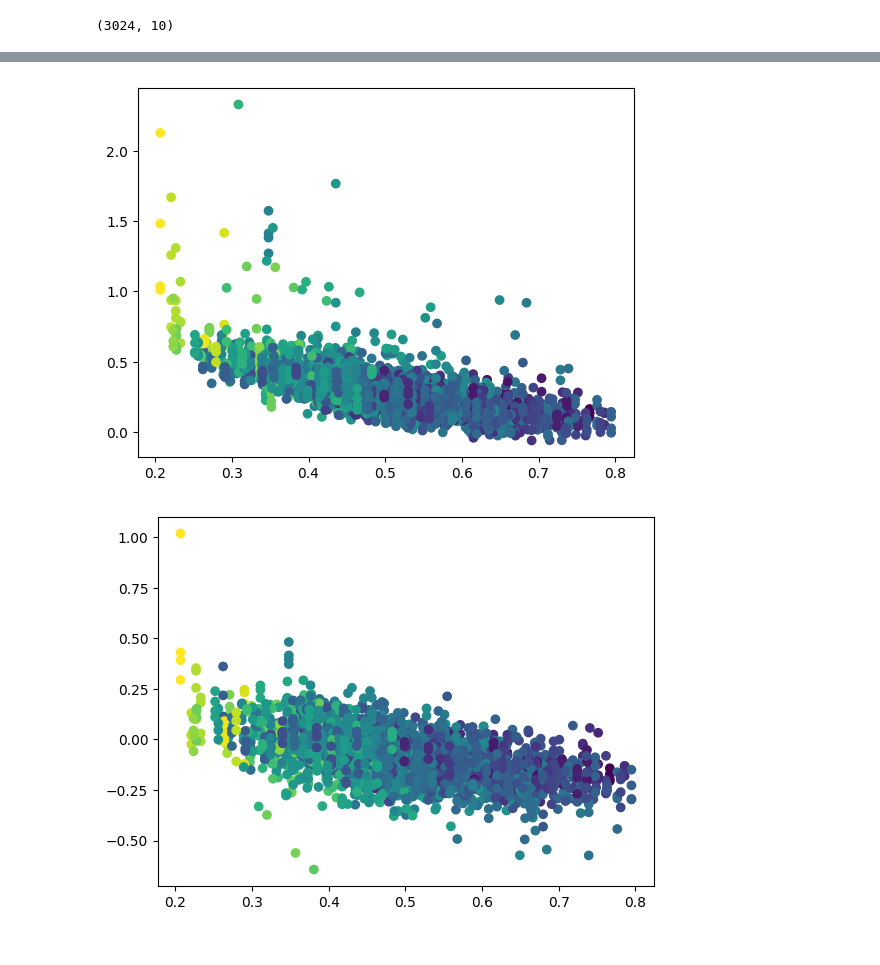
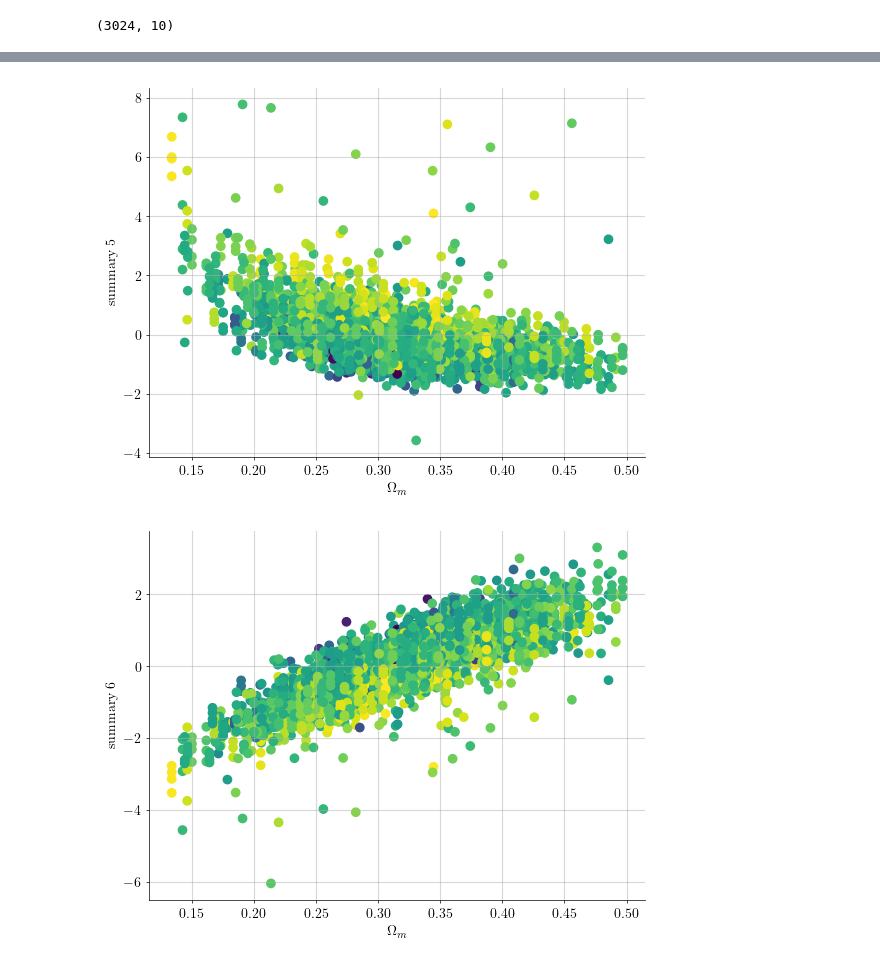
Before and after one commit to tlmakinen/des-hybrid, a Jupyter notebook: vanilla-comparison/quick_mdn_loop.ipynb, the cells around one changed output, grey strips where cells are left out. Cells and saved outputs as stored; diff of their text form; code cells hidden in the pictures.

```diff
--- a/vanilla-comparison/quick_mdn_loop.ipynb
+++ b/vanilla-comparison/quick_mdn_loop.ipynb
@@ -220,9 +179,9 @@ key = jr.PRNGKey(4)
 cls_single_shape = (10, 2, 4, 28,)
 
 
-model = fullModel()
+model = ClsModel(n_summaries=10)
 
-w = model.init(key, cls_train[0], jnp.ones(3,))
+w = model.init(key, cls_train[0], jnp.ones(3,), method=model.log_prob)
 # %%
 model.apply(w, jr.normal(key, shape=cls_single_shape)*1e-7, jnp.ones(3,))
 # %% [output]
@@ -234,5 +193,5 @@ Array(nan, dtype=float32)
 # %%
-batch_size = 64
+batch_size = 128
 n_train = cls_train.shape[0]
 
 remainder = batch_size * (cls_test.shape[0] // batch_size)
@@ -288,7 +247,7 @@ opt_state = tx.init(w)
 loss_grad_fn = jax.value_and_grad(logprob_loss)
 
 
-epochs = 500
+epochs = 1000
 
 # this is a hack to make the for-loop training much faster in jax
 def body_fun(i, inputs):
@@ -399,3 +362,5 @@ preds_sys = jax.vmap(appl)(cls_sys)
 preds_test.shape
 # %% [output]
 (3024, 10)
+# %%
+normed_summaries = (preds_lfi - preds_lfi.mean(0)) / preds_lfi.std(0)
@@ -402,5 +369,7 @@ preds_test.shape
 # %%
-for i in range(10):
-    plt.scatter(params_Tru_test[:, 0], preds_test[:, i], c=params_Tru_test[:, 1])
+for i in range(preds_test.shape[1]):
+    plt.scatter(params_Tru_LFI[:, 0], normed_summaries[:, i], c=params_Tru_LFI[:, 2])
+    plt.xlabel(r"$\Omega_m$")
+    plt.ylabel("summary %d"%(i+1))
     plt.show()
 # %% [output]
@@ -411,2 +380,2 @@ for i in range(10):
-[figure, old version]
+[figure, new version]
-[figure, old version]
+[figure, new version]
```
Also changed, not shown: parts of 22 cells of this notebook.
